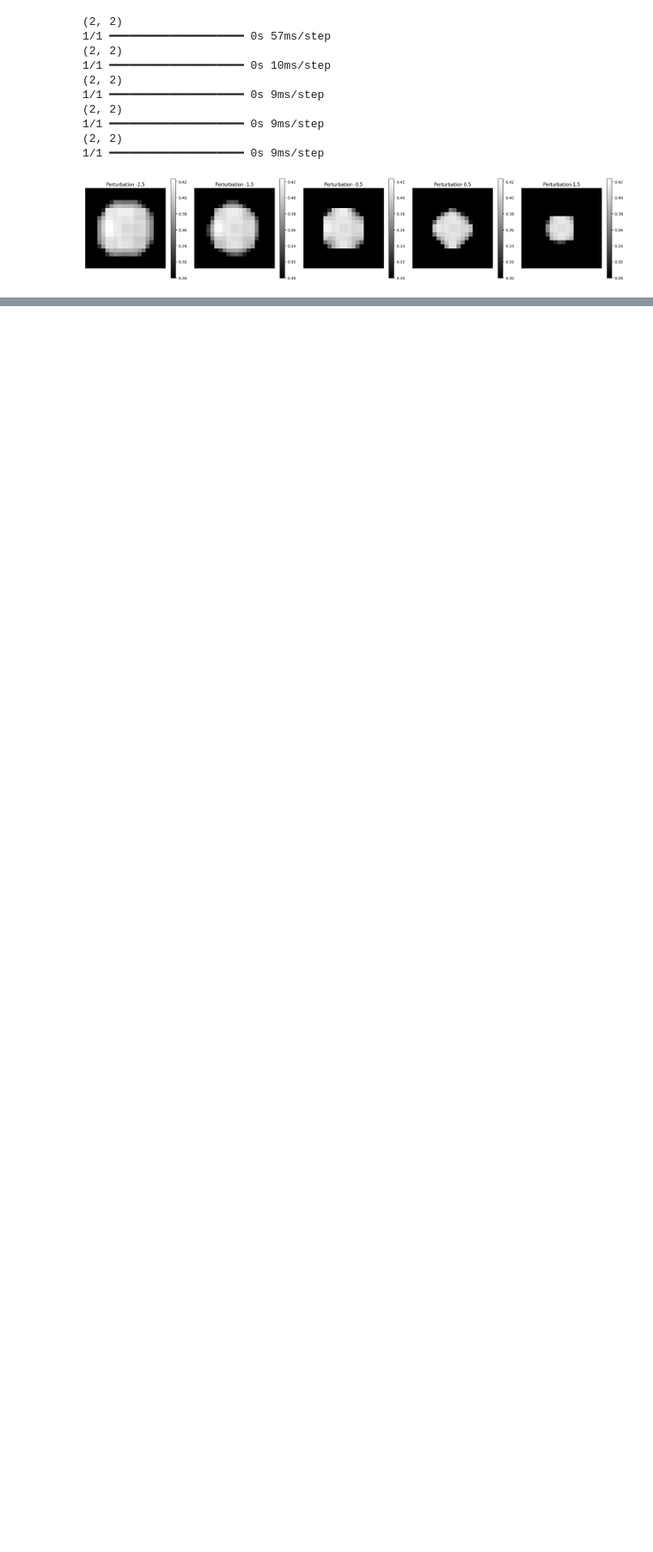
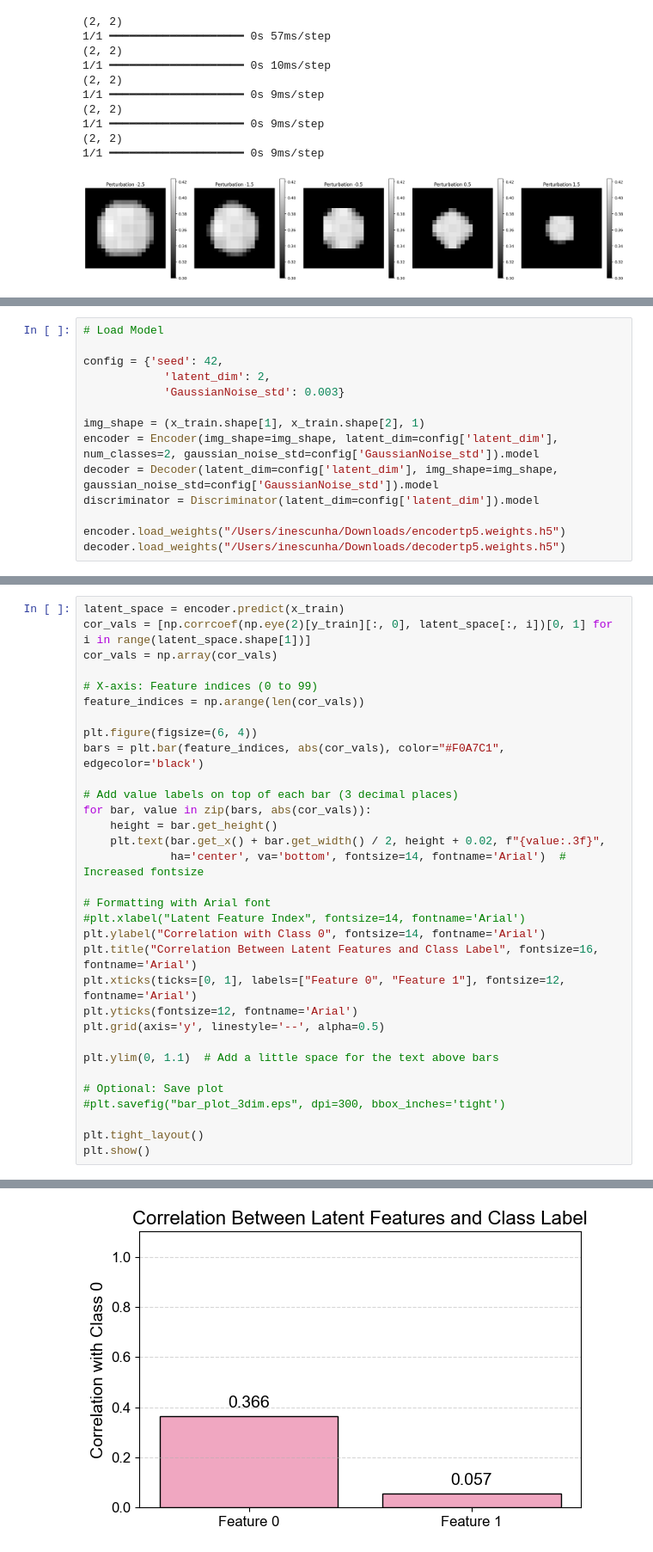
Before and after one commit to ComputationalMicroscopy4CellBio/AI4CellFate, a Jupyter notebook: notebooks/feature_importance.ipynb, the cells around one changed output, grey strips where cells are left out. Shown at 86% size. Cells and saved outputs as stored; diff of their text form; blank space fills up the shorter version.

```diff
--- a/notebooks/feature_importance.ipynb
+++ b/notebooks/feature_importance.ipynb
@@ -131,0 +142,14 @@ plt.show()
+# %%
+# Load Model
+
+config = {'seed': 42,
+            'latent_dim': 2,
+            'GaussianNoise_std': 0.003}
+
+img_shape = (x_train.shape[1], x_train.shape[2], 1)
+encoder = Encoder(img_shape=img_shape, latent_dim=config['latent_dim'], num_classes=2, gaussian_noise_std=config['GaussianNoise_std']).model
+decoder = Decoder(latent_dim=config['latent_dim'], img_shape=img_shape, gaussian_noise_std=config['GaussianNoise_std']).model
+discriminator = Discriminator(latent_dim=config['latent_dim']).model
+
+encoder.load_weights("/Users/inescunha/Downloads/encodertp5.weights.h5")
+decoder.load_weights("/Users/inescunha/Downloads/decodertp5.weights.h5")
@@ -131,0 +160,33 @@ plt.show()
+# %%
+latent_space = encoder.predict(x_train)
+cor_vals = [np.corrcoef(np.eye(2)[y_train][:, 0], latent_space[:, i])[0, 1] for i in range(latent_space.shape[1])]
+cor_vals = np.array(cor_vals)
+
+# X-axis: Feature indices (0 to 99)
+feature_indices = np.arange(len(cor_vals))
+
+plt.figure(figsize=(6, 4))
+bars = plt.bar(feature_indices, abs(cor_vals), color="#F0A7C1", edgecolor='black')
+
+# Add value labels on top of each bar (3 decimal places)
+for bar, value in zip(bars, abs(cor_vals)):
+    height = bar.get_height()
+    plt.text(bar.get_x() + bar.get_width() / 2, height + 0.02, f"{value:.3f}",
+             ha='center', va='bottom', fontsize=14, fontname='Arial')  # Increased fontsize
+
+# Formatting with Arial font
+#plt.xlabel("Latent Feature Index", fontsize=14, fontname='Arial')
+plt.ylabel("Correlation with Class 0", fontsize=14, fontname='Arial')
+plt.title("Correlation Between Latent Features and Class Label", fontsize=16, fontname='Arial')
+plt.xticks(ticks=[0, 1], labels=["Feature 0", "Feature 1"], fontsize=12, fontname='Arial')
+plt.yticks(fontsize=12, fontname='Arial')
+plt.grid(axis='y', linestyle='--', alpha=0.5)
+
+plt.ylim(0, 1.1)  # Add a little space for the text above bars
+
+# Optional: Save plot
+#plt.savefig("bar_plot_3dim.eps", dpi=300, bbox_inches='tight')
+
+plt.tight_layout()
+plt.show()
+# %% [output]
@@ -131,0 +194 @@ plt.show()
+[figure, added]
```
Also changed, not shown: parts of 8 cells of this notebook.
